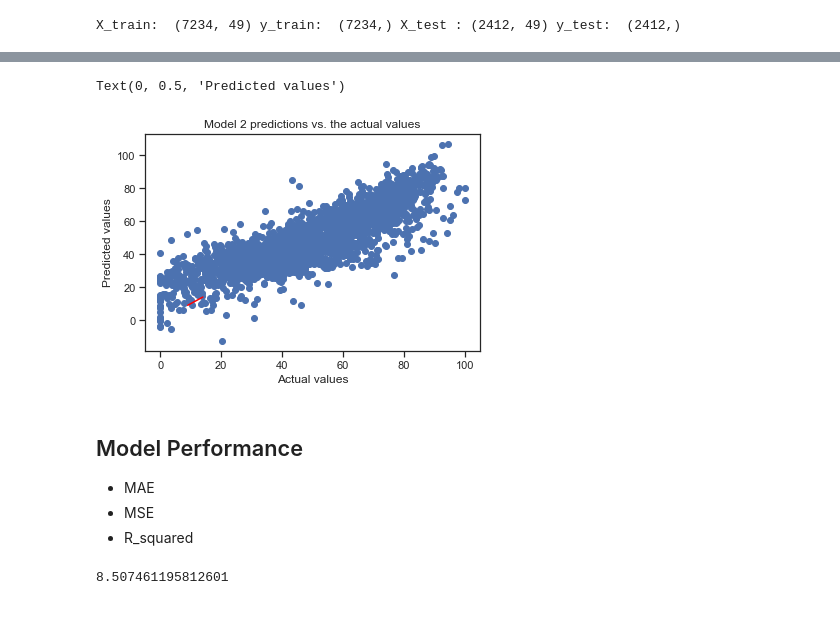
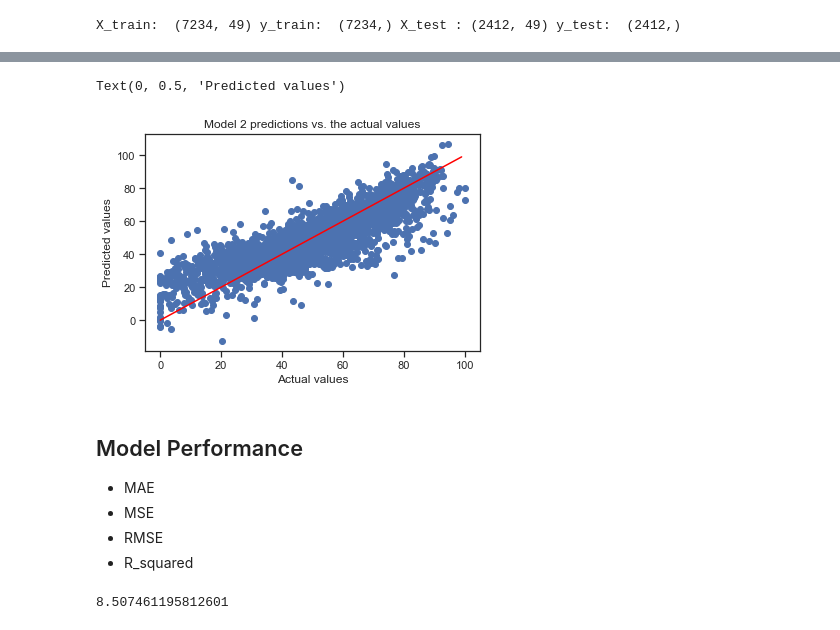
Before and after one commit to gabriellewald/education-project, a Jupyter notebook: Capstone1_pre_processing_training.ipynb, the cells around one changed output, grey strips where cells are left out. Saved outputs shown, nothing was run; the diff lists cells and outputs as text; code cells hidden in the pictures.

```diff
--- a/Capstone1_pre_processing_training.ipynb
+++ b/Capstone1_pre_processing_training.ipynb
@@ -242,22 +272,23 @@ y_pred = rModel2_results.predict(X_test)
 # %%
 # Plot the predictions
 # Build a scatterplot
 plt.scatter(y_test, y_pred)
 
 # Add a line for perfect correlation. Can you see what this line is doing?
-plt.plot([x for x in range(9,15)],[x for x in range(9,15)], color='red')
+plt.plot([x for x in range(0,100)],[x for x in range(0,100)], color='red')
 
 # Label
 plt.title("Model 2 predictions vs. the actual values")
 plt.xlabel("Actual values")
 plt.ylabel("Predicted values")
 # %% [output]
 Text(0, 0.5, 'Predicted values')
-[figure, old version]
+[figure, new version]
 # %% [markdown]
 ## Model Performance
 - MAE
 - MSE
+- RMSE
 - R_squared
 # %%
 # Define a function to check the RMSE
```
Also changed, not shown: parts of 96 cells of this notebook.
